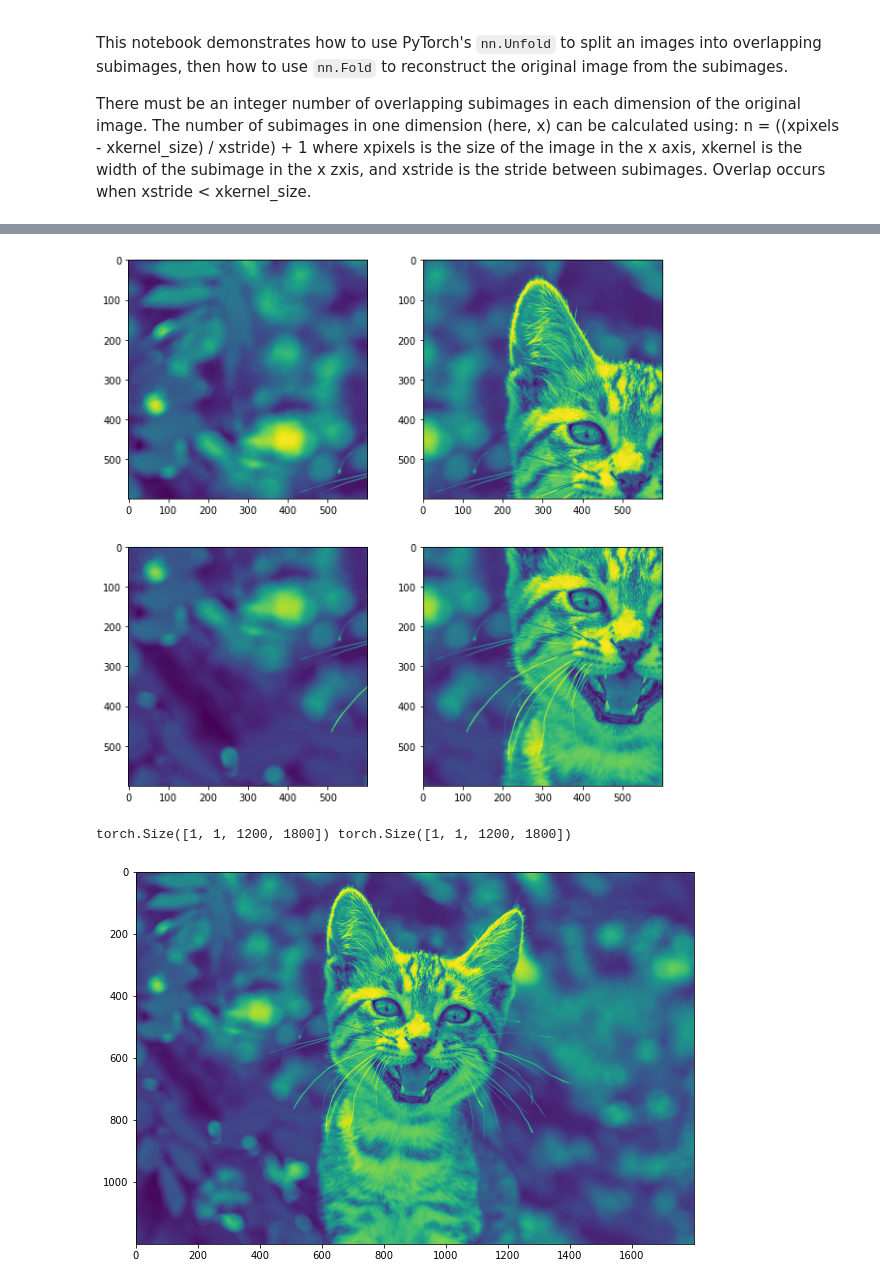
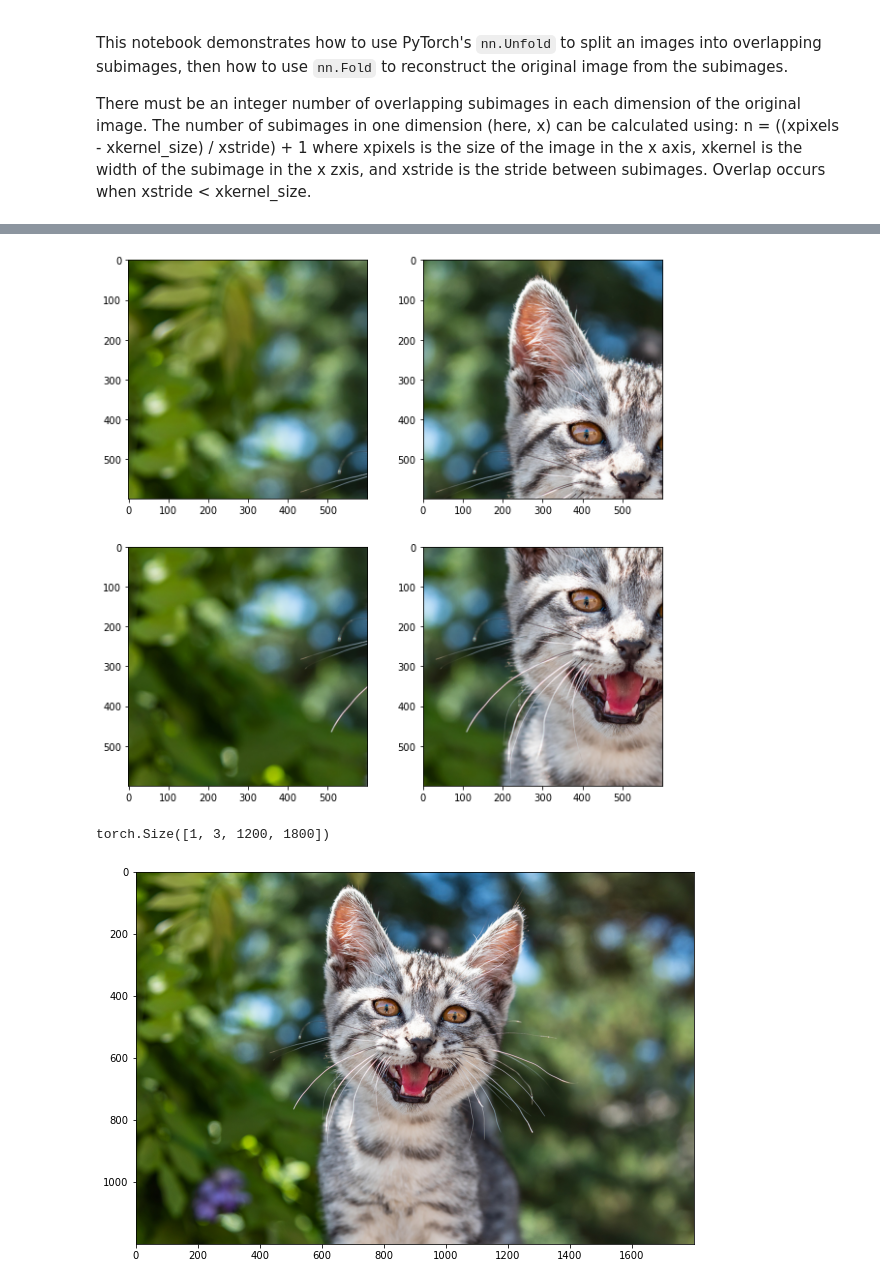
Before and after one commit to jrmullaney/ConvDiff, a Jupyter notebook: code/FoldUnfold.ipynb, the cells around one changed output, grey strips where cells are left out. Drawn from its saved outputs; the diff is of its cells as text; code cells hidden in the pictures.

```diff
--- a/code/FoldUnfold.ipynb
+++ b/code/FoldUnfold.ipynb
@@ -13,8 +13,9 @@ import torch.nn as nn
 import matplotlib.pyplot as plt
 # %%
 im = torch.from_numpy(np.array(io.imread('cat.jpg')))
-im = im.sum(dim=2)
-im.unsqueeze_(0).unsqueeze_(0)
-plt.imshow(im[0,0,...])
+#im = im.sum(dim=2)
+im.unsqueeze_(0)
+im = im.permute(0,3,1,2)
+plt.imshow(im[0,1,...])
 plt.show()
 # %% [output]
@@ -26,24 +27,24 @@ ny = int((im.shape[2] - size[0]) / stride[0] + 1)
 
 # Unfold (i.e., split) the image.
 unfolder = nn.Unfold(kernel_size=size, stride=stride)
-patches = unfolder(im.float()).reshape(size[0],size[1],ny,nx)
+patches = unfolder(im.float()).reshape(3,size[0],size[1],ny,nx)
 
 # Permute the patches so that they have the correct dimensionality for
 # PyTorch, with [ny,nx] as the final two dimensions.
-patches = patches.permute(2,3,0,1)
+patches = patches.permute(0,3,4,1,2)
 
 # Plot the images to make sure they look ok. Are they overlapping?
 fig, ax = plt.subplots(2,2, figsize=(10,10))
-ax[0,0].imshow(patches[0,0,...])
-ax[0,1].imshow(patches[0,1,...])
-ax[1,0].imshow(patches[1,0,...])
-ax[1,1].imshow(patches[1,1,...])
+ax[0,0].imshow(patches[:,0,0,...].permute(1,2,0).int())
+ax[0,1].imshow(patches[:,0,1,...].permute(1,2,0).int())
+ax[1,0].imshow(patches[:,1,0,...].permute(1,2,0).int())
+ax[1,1].imshow(patches[:,1,1,...].permute(1,2,0).int())
 fig.show()
 # %% [output]
-[figure, old version]
+[figure, new version]
 # %%
 # Permute back to reconstruct the original images, and reshape:
-patches = patches.permute(2,3,0,1).reshape(1,-1,nx*ny)
+patches = patches.permute(0,3,4,1,2).reshape(1,-1,nx*ny)
 
 # Fold to reconstruct the image:
 folder = nn.Fold(output_size=im.shape[2:],
@@ -54,11 +55,11 @@ reconstructed = folder(patches)
 im_ones = torch.ones(im.shape, dtype=float)
 divisor = folder(unfolder(im_ones))
 folded = reconstructed / divisor
-# %% [output]
-torch.Size([1, 1, 1200, 1800]) torch.Size([1, 1, 1200, 1800])
 # %%
 fig, ax = plt.subplots(1, figsize=(10,10))
-ax.imshow(folded[0,0,...])
+print(folded.shape)
+ax.imshow(folded[0,...].permute(1,2,0).int())
 fig.show()
 # %% [output]
+torch.Size([1, 3, 1200, 1800])
-[figure, old version]
+[figure, new version]
```
Also changed, not shown: parts of 4 cells of this notebook, 1 other file.
